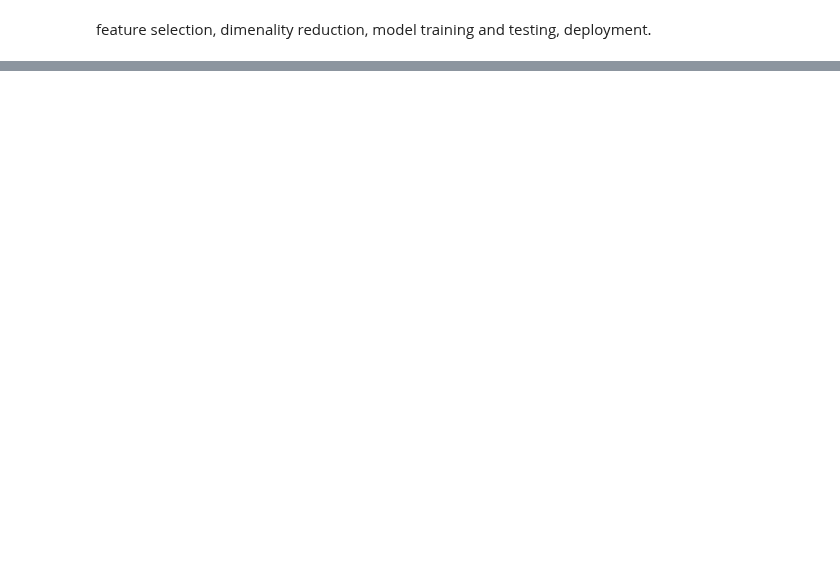
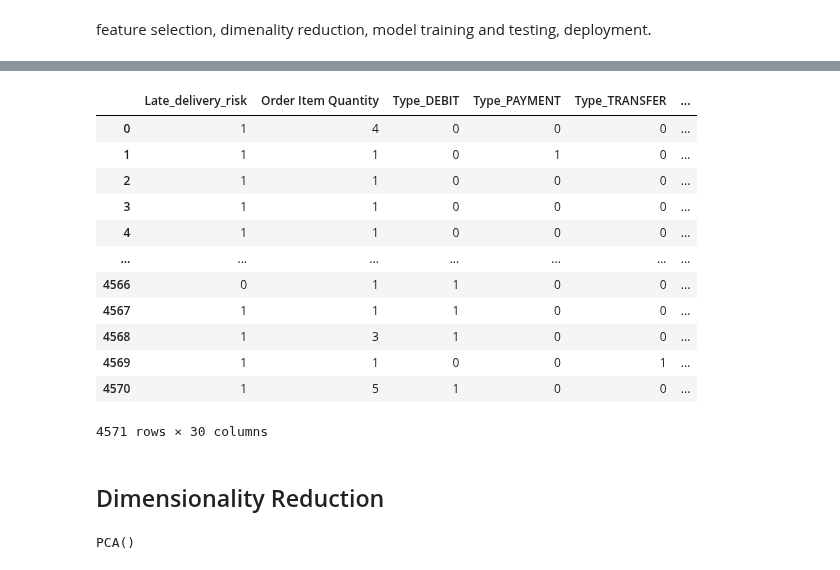
Before and after one commit to dyavadi8769/Supply_Chain_Demand_Forecasting_System, a Jupyter notebook: Supply Chain Analysis.ipynb, the cells around one changed output, grey strips where cells are left out. Drawn from its saved outputs; the diff is of its cells as text; code cells hidden in the pictures; blank space fills up the shorter version.

```diff
--- a/Supply Chain Analysis.ipynb
+++ b/Supply Chain Analysis.ipynb
@@ -573,0 +661,3 @@ feature selection, dimenality reduction, model training and testing, deployment.
+# %%
+x_test_scale = x_test[cols]
+x_test_unscale = x_test.drop(cols,axis = 1)
@@ -573,0 +704,2 @@ feature selection, dimenality reduction, model training and testing, deployment.
+# %%
+x_test_scale = pd.DataFrame(x_test_scale, columns = cols)
@@ -573,0 +724,20 @@ feature selection, dimenality reduction, model training and testing, deployment.
+# %%
+x_test = pd.concat([x_test_unscale.reset_index(drop= True), x_test_scale], axis = 1)
+# %%
+x_test
+# %% [output]
+|  | Late_delivery_risk | Order Item Quantity | Type_DEBIT | Type_PAYMENT | Type_TRANSFER | ... |
+| 0 | 1 | 4 | 0 | 0 | 0 | ... |
+| 1 | 1 | 1 | 0 | 1 | 0 | ... |
+| 2 | 1 | 1 | 0 | 0 | 0 | ... |
+| 3 | 1 | 1 | 0 | 0 | 0 | ... |
+| 4 | 1 | 1 | 0 | 0 | 0 | ... |
+| ... | ... | ... | ... | ... | ... | ... |
+| 4566 | 0 | 1 | 1 | 0 | 0 | ... |
+| 4567 | 1 | 1 | 1 | 0 | 0 | ... |
+| 4568 | 1 | 3 | 1 | 0 | 0 | ... |
+| 4569 | 1 | 1 | 0 | 0 | 1 | ... |
+| 4570 | 1 | 5 | 1 | 0 | 0 | ... |
+4571 rows × 30 columns
+# %% [markdown]
+## Dimensionality Reduction
@@ -573,0 +748,4 @@ feature selection, dimenality reduction, model training and testing, deployment.
+# %%
+pca.fit(x_train)
+# %% [output]
+PCA()
```
Also changed, not shown: parts of 35 cells of this notebook.
